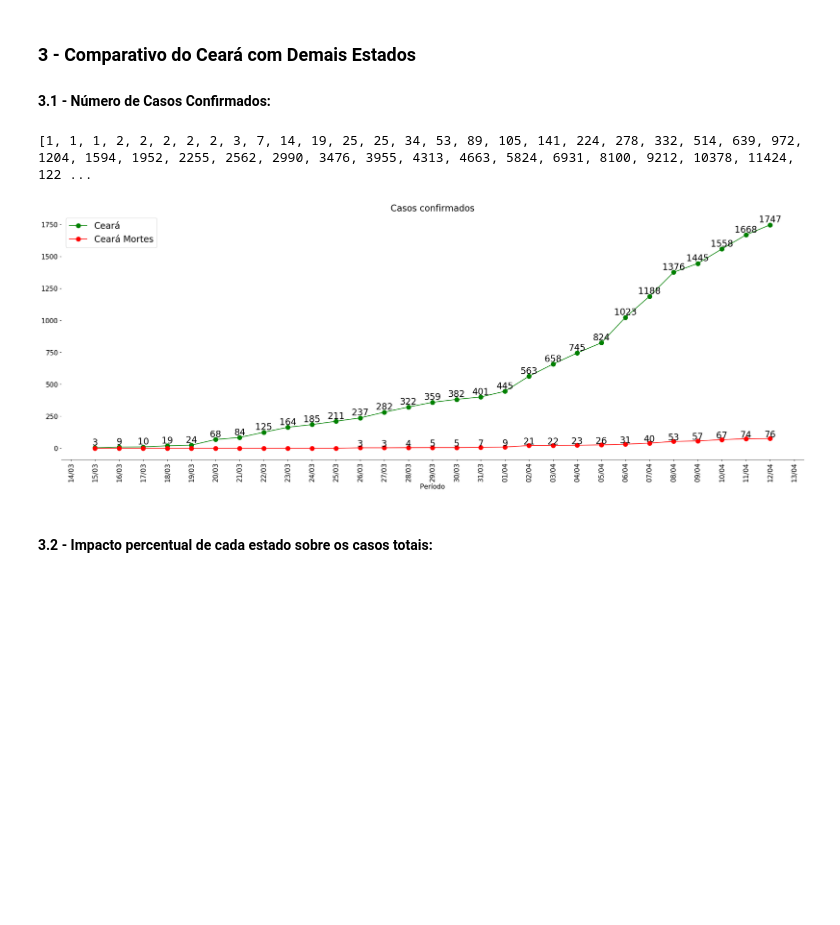
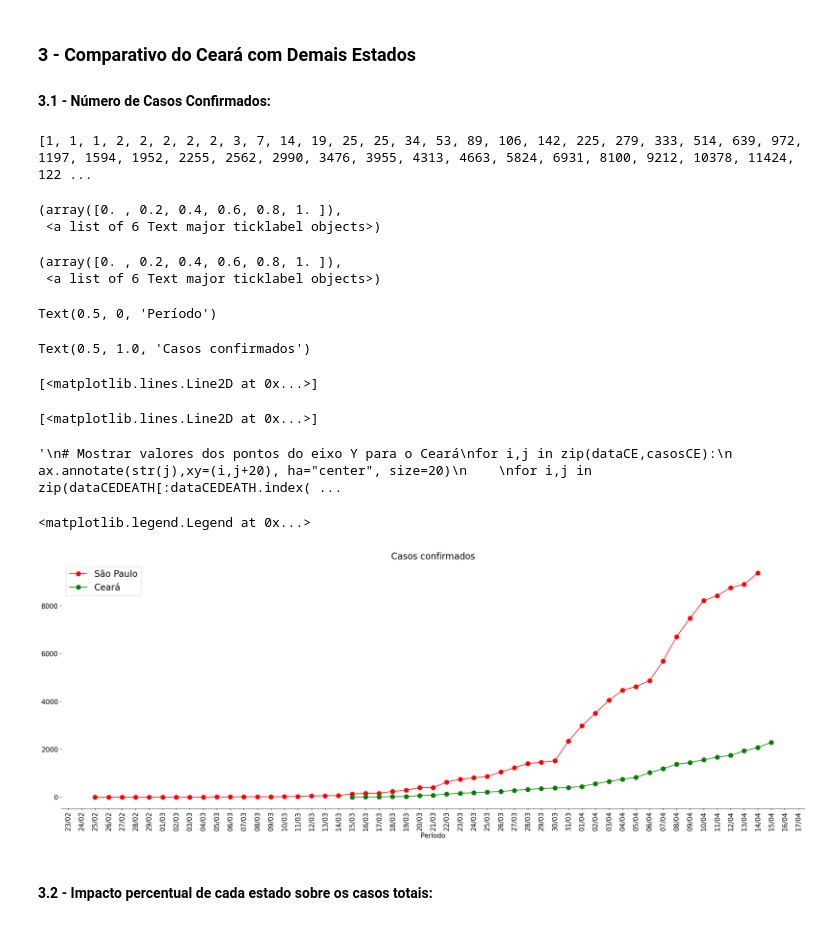
Before and after one commit to luiseduardobr1/covid19-Ceara, a Jupyter notebook: algoritmos/EstudoCoronavirusCEARA.ipynb, the cells around one changed output. Saved outputs shown, nothing was run; the diff lists cells and outputs as text; code cells hidden in the pictures; blank space fills up the shorter version.

```diff
--- a/algoritmos/EstudoCoronavirusCEARA.ipynb
+++ b/algoritmos/EstudoCoronavirusCEARA.ipynb
@@ -761,39 +774,49 @@ plt.title('Casos confirmados', size = 20)
 # Inverte eixo-x
 #plt.gca().invert_xaxis()
 
 # Plota os dados SP, RJ e CE, respectivamente
-#plt.plot(dataSP, casosSP, marker='o', markersize=10, color="red", label='São Paulo')
+plt.plot(dataSP, casosSP, marker='o', markersize=10, color="red", label='São Paulo')
 #plt.plot(dataRJ, casosRJ, marker='o', markersize=10, color="blue", label='Rio de Janeiro')
 plt.plot(dataCE, casosCE, marker='o', markersize=10, color="green", label='Ceará')
-plt.plot(dataCEDEATH, casosCEDEATH, marker='o', markersize=10, color="red", label='Ceará Mortes')
+#plt.plot(dataCEDEATH, casosCEDEATH, marker='o', markersize=10, color="red", label='Ceará Mortes')
 #plt.plot(dataFTZ, casosFTZ, marker='o', markersize=10, color="black", label='Fortaleza')
 #plt.plot(dataBR[::-1][0:], casosBR[::-1][0:], marker='o', markersize=10, color="indigo", label='Brasil')
 
-
+'''
 # Mostrar valores dos pontos do eixo Y para o Ceará
 for i,j in zip(dataCE,casosCE):
     ax.annotate(str(j),xy=(i,j+20), ha="center", size=20)
 
 for i,j in zip(dataCEDEATH[:dataCEDEATH.index(datetime.strptime("2020-03-25","%Y-%m-%d").date())],casosCEDEATH[:dataCEDEATH.index(datetime.strptime("2020-03-25","%Y-%m-%d").date())]):
     ax.annotate(str(j),xy=(i,j+10), ha="center", size=20)
-
+'''
 
 # Hide the right and top spines
 ax.spines['right'].set_visible(False)
 ax.spines['top'].set_visible(False)
 ax.spines['left'].set_visible(False)
 #ax.get_yaxis().set_ticks([])
 
 
 # Ajusta o eixo x e gira os valores
 ax.tick_params(axis='x', rotation=90)
 
 plt.legend(loc='best', prop={"size":20})
 plt.savefig('foo.png', format='png', dpi=300)
 plt.show()
 # %% [output]
-[1, 1, 1, 2, 2, 2, 2, 2, 3, 7, 14, 19, 25, 25, 34, 53, 89, 105, 141, 224, 278, 332, 514, 639, 972, 1204, 1594, 1952, 2255, 2562, 2990, 3476, 3955, 4313, 4663, 5824, 6931, 8100, 9212, 10378, 11424, 122 ...
+[1, 1, 1, 2, 2, 2, 2, 2, 3, 7, 14, 19, 25, 25, 34, 53, 89, 106, 142, 225, 279, 333, 514, 639, 972, 1197, 1594, 1952, 2255, 2562, 2990, 3476, 3955, 4313, 4663, 5824, 6931, 8100, 9212, 10378, 11424, 122 ...
+(array([0. , 0.2, 0.4, 0.6, 0.8, 1. ]),
+ <a list of 6 Text major ticklabel objects>)
+(array([0. , 0.2, 0.4, 0.6, 0.8, 1. ]),
+ <a list of 6 Text major ticklabel objects>)
+Text(0.5, 0, 'Período')
+Text(0.5, 1.0, 'Casos confirmados')
+[<matplotlib.lines.Line2D at 0x...>]
+[<matplotlib.lines.Line2D at 0x...>]
+'\n# Mostrar valores dos pontos do eixo Y para o Ceará\nfor i,j in zip(dataCE,casosCE):\n    ax.annotate(str(j),xy=(i,j+20), ha="center", size=20)\n    \nfor i,j in zip(dataCEDEATH[:dataCEDEATH.index( ...
+<matplotlib.legend.Legend at 0x...>
-[figure, old version]
+[figure, new version]
 # %% [markdown]
 #### 3.2 - Impacto percentual de cada estado sobre os casos totais:
 # %%
```
Also changed, not shown: parts of 26 cells of this notebook.
